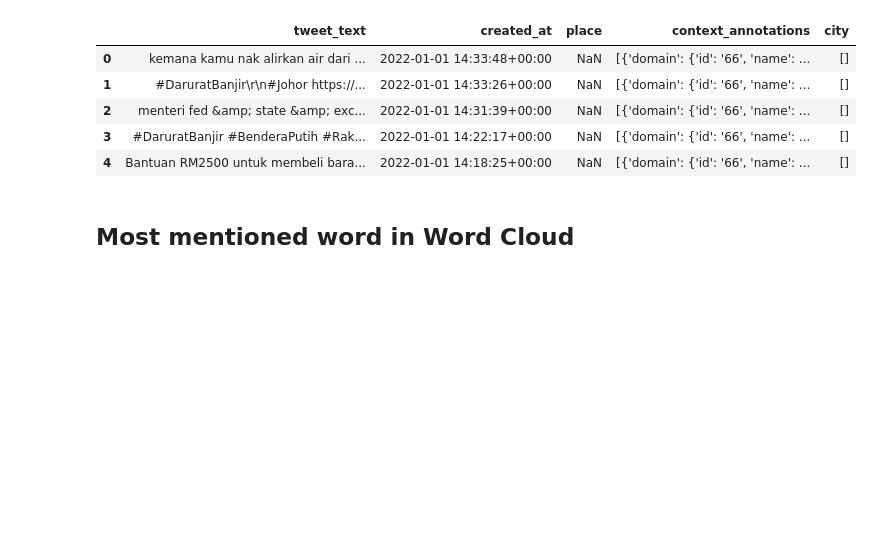
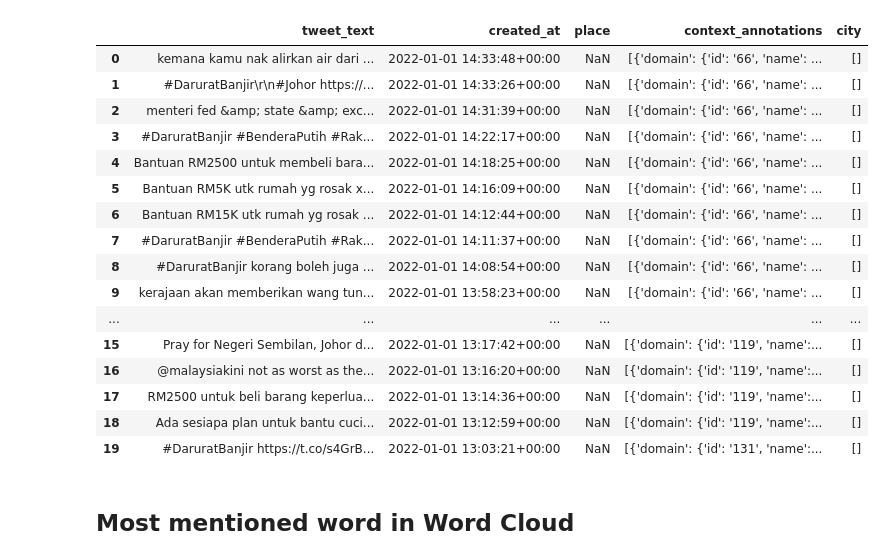
Before and after one commit to wilsonkw97/WeWarnYou, a Jupyter notebook: Data Collection and Pre-processing.ipynb, the cells around one changed output. Cells and saved outputs as stored; diff of their text form; code cells hidden in the pictures; blank space fills up the shorter version.

```diff
--- a/Data Collection and Pre-processing.ipynb
+++ b/Data Collection and Pre-processing.ipynb
@@ -4,14 +4,25 @@ import pandas as pd
 # Load CSV into dataframe
 df = pd.read_csv ('tweets.csv')
 # %%
-df.head()
+df.head(20)
 # %% [output]
 |  | tweet_text | created_at | place | context_annotations | city |
 | 0 | kemana kamu nak alirkan air dari ... | 2022-01-01 14:33:48+00:00 | NaN | [{'domain': {'id': '66', 'name': ... | [] |
 | 1 | #DaruratBanjir\r\n#Johor https://... | 2022-01-01 14:33:26+00:00 | NaN | [{'domain': {'id': '66', 'name': ... | [] |
 | 2 | menteri fed &amp; state &amp; exc... | 2022-01-01 14:31:39+00:00 | NaN | [{'domain': {'id': '66', 'name': ... | [] |
 | 3 | #DaruratBanjir #BenderaPutih #Rak... | 2022-01-01 14:22:17+00:00 | NaN | [{'domain': {'id': '66', 'name': ... | [] |
 | 4 | Bantuan RM2500 untuk membeli bara... | 2022-01-01 14:18:25+00:00 | NaN | [{'domain': {'id': '66', 'name': ... | [] |
+| 5 | Bantuan RM5K utk rumah yg rosak x... | 2022-01-01 14:16:09+00:00 | NaN | [{'domain': {'id': '66', 'name': ... | [] |
+| 6 | Bantuan RM15K utk rumah yg rosak ... | 2022-01-01 14:12:44+00:00 | NaN | [{'domain': {'id': '66', 'name': ... | [] |
+| 7 | #DaruratBanjir #BenderaPutih #Rak... | 2022-01-01 14:11:37+00:00 | NaN | [{'domain': {'id': '66', 'name': ... | [] |
+| 8 | #DaruratBanjir korang boleh juga ... | 2022-01-01 14:08:54+00:00 | NaN | [{'domain': {'id': '66', 'name': ... | [] |
+| 9 | kerajaan akan memberikan wang tun... | 2022-01-01 13:58:23+00:00 | NaN | [{'domain': {'id': '66', 'name': ... | [] |
+| ... | ... | ... | ... | ... | ... |
+| 15 | Pray for Negeri Sembilan, Johor d... | 2022-01-01 13:17:42+00:00 | NaN | [{'domain': {'id': '119', 'name':... | [] |
+| 16 | @malaysiakini not as worst as the... | 2022-01-01 13:16:20+00:00 | NaN | [{'domain': {'id': '119', 'name':... | [] |
+| 17 | RM2500 untuk beli barang keperlua... | 2022-01-01 13:14:36+00:00 | NaN | [{'domain': {'id': '119', 'name':... | [] |
+| 18 | Ada sesiapa plan untuk bantu cuci... | 2022-01-01 13:12:59+00:00 | NaN | [{'domain': {'id': '119', 'name':... | [] |
+| 19 | #DaruratBanjir https://t.co/s4GrB... | 2022-01-01 13:03:21+00:00 | NaN | [{'domain': {'id': '131', 'name':... | [] |
 # %% [markdown]
 ## Most mentioned word in Word Cloud
 # %%
```
Also changed, not shown: parts of 16 cells of this notebook, 7 other files.
